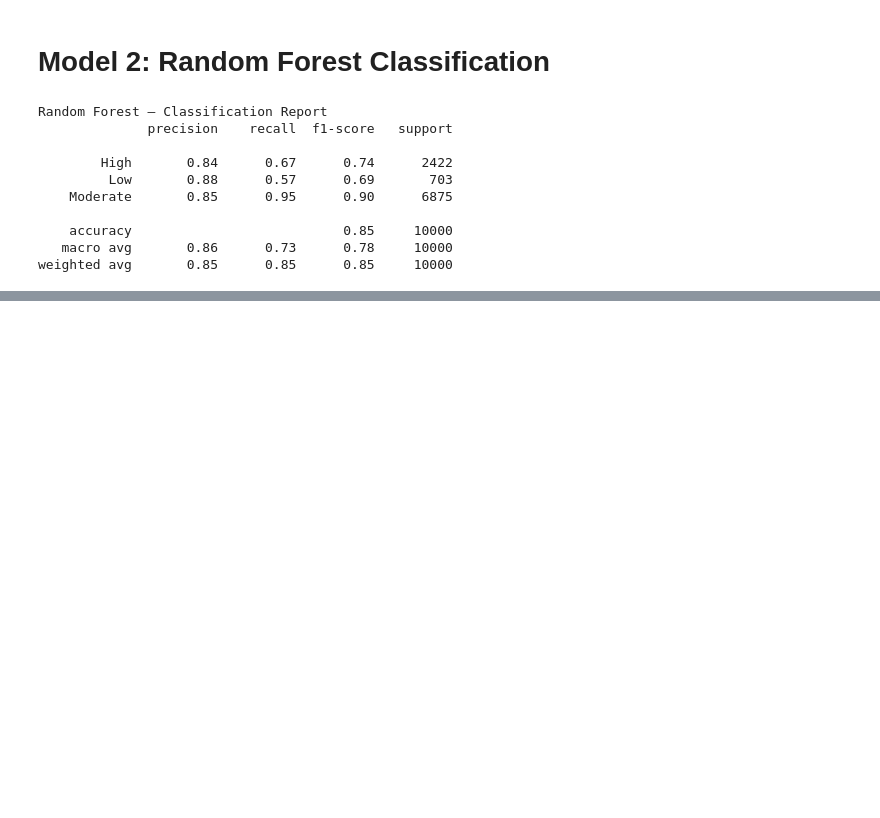
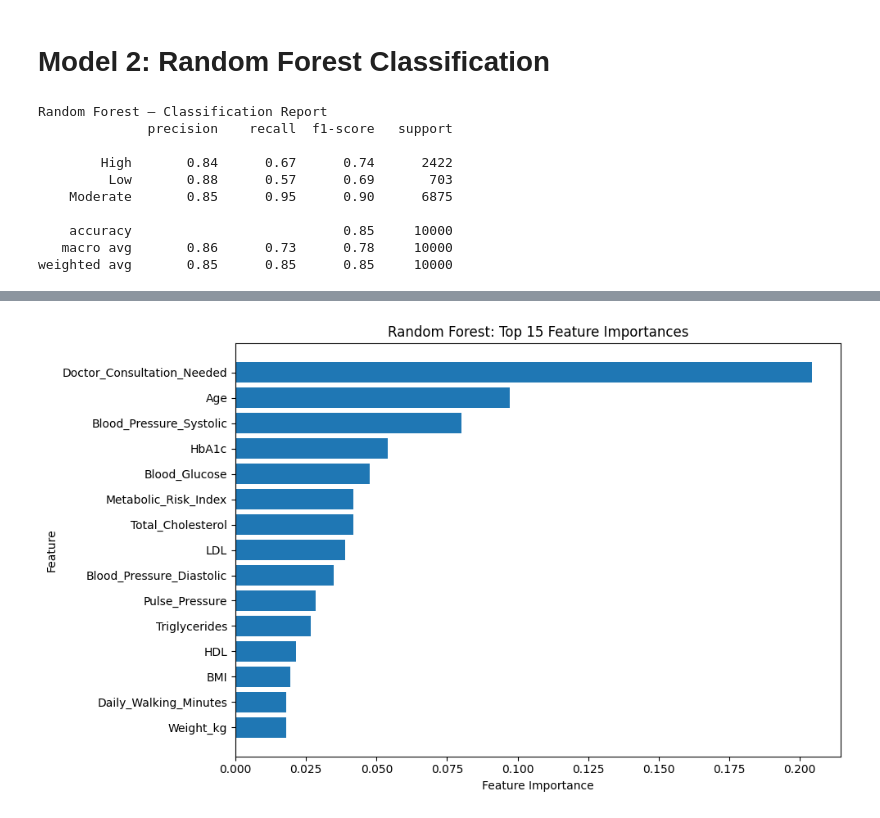
Before and after one commit to Jahura7/assignment_on_research_design_and_experiment, a Jupyter notebook: experiment.ipynb, the cells around one changed output, grey strips where cells are left out. Saved outputs shown, nothing was run; the diff lists cells and outputs as text; code cells hidden in the pictures; blank space fills up the shorter version.

```diff
--- a/experiment.ipynb
+++ b/experiment.ipynb
@@ -426,0 +465,16 @@ weighted avg       0.85      0.85      0.85     10000
+# %%
+# Visualization 3: Random Forest feature importance (top 15)
+
+feature_importance = pd.Series(
+    rf_model.feature_importances_, index=X_train_model.columns
+).sort_values(ascending=False).head(15).sort_values()
+
+plt.figure(figsize=(10, 6))
+plt.barh(feature_importance.index, feature_importance.values)
+plt.title('Random Forest: Top 15 Feature Importances')
+plt.xlabel('Feature Importance')
+plt.ylabel('Feature')
+plt.tight_layout()
+plt.show()
+# %% [output]
+[figure, added]
```
Also changed, not shown: parts of 11 cells of this notebook.
